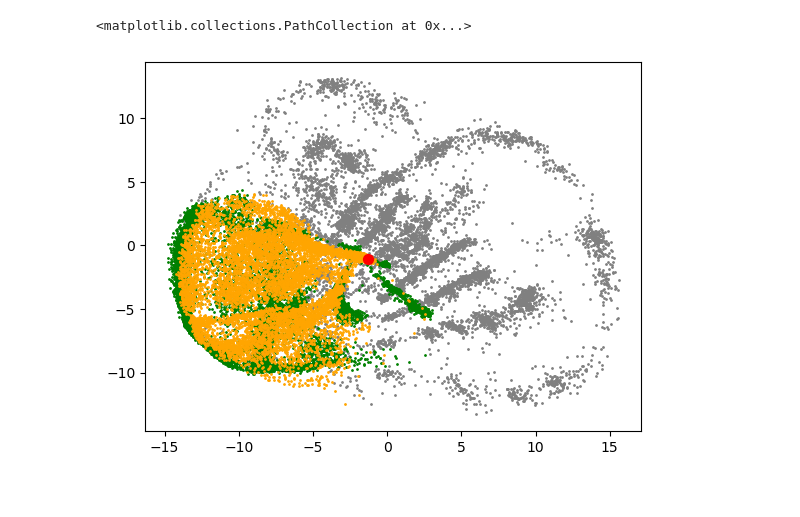
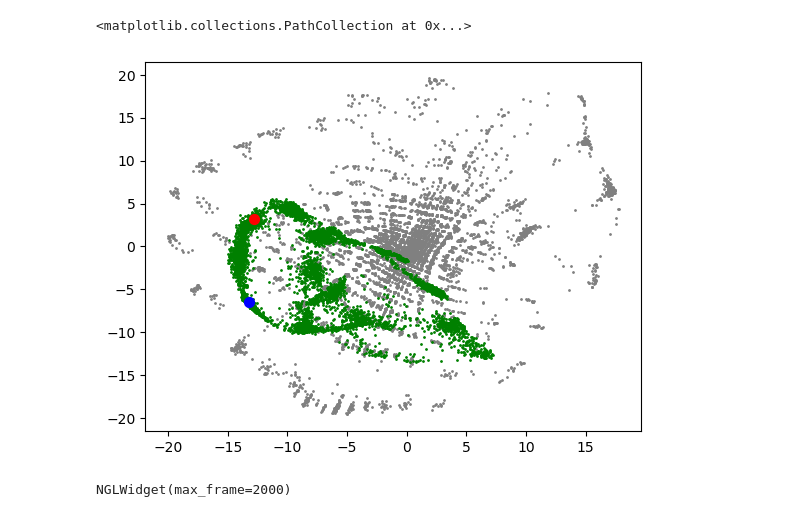
Before and after one commit to tedeschg/cvformer, a Jupyter notebook: cvformer-test/analyze/analyze_latent.ipynb, the cells around one changed output. Cells and saved outputs as stored; diff of their text form; code cells hidden in the pictures.

```diff
--- a/cvformer-test/analyze/analyze_latent.ipynb
+++ b/cvformer-test/analyze/analyze_latent.ipynb
@@ -109,10 +105,23 @@ h2 = np.loadtxt('/home/tedeschg/Downloads/HILLS')
-# %%
-plt.scatter(cv1,cv2, s=1, c='grey')
-plt.scatter(h[:,1],h[:,2], s=1, c='green')
-plt.scatter(h2[:,1],h2[:,2], s=1, c='orange')
-
-plt.scatter(h2[-1, 1], h2[-1, 2], s=50, c='red')
-#plt.scatter(h[0, 1], h[0, 2], s=50, c='blue')
-# %% [output]
-<matplotlib.collections.PathCollection at 0x...>
-[figure, removed]
+# %%
+h = np.loadtxt('/home/tedeschg/prj/cvformer/cvformer-test/test04/04.mtd_test-04_plain_cvformer/HILLS')
+# %%
+plt.scatter(cv1,cv2, s=1, c='grey')
+plt.scatter(h[:, 1], h[:, 2], s=1, c='green', )
+
+plt.scatter(h[-1, 1], h[-1, 2], s=50, c='red')
+plt.scatter(h[0, 1], h[0, 2], s=50, c='blue')
+# %% [output]
+<matplotlib.collections.PathCollection at 0x...>
+[figure, added]
+# %%
+import mdtraj as md
+
+traj = md.load("/home/tedeschg/prj/cvformer/cvformer-test/test04/04.mtd_test-04_plain_cvformer/mtd_fit.xtc", top="/home/tedeschg/prj/cvformer/cvformer-test/test04/npt.pdb")
+
+
+import nglview as nv
+
+view = nv.show_mdtraj(traj)
+view
+# %% [output]
+NGLWidget(max_frame=2000)
```
Also changed, not shown: parts of 3 cells of this notebook, 3 other files.
